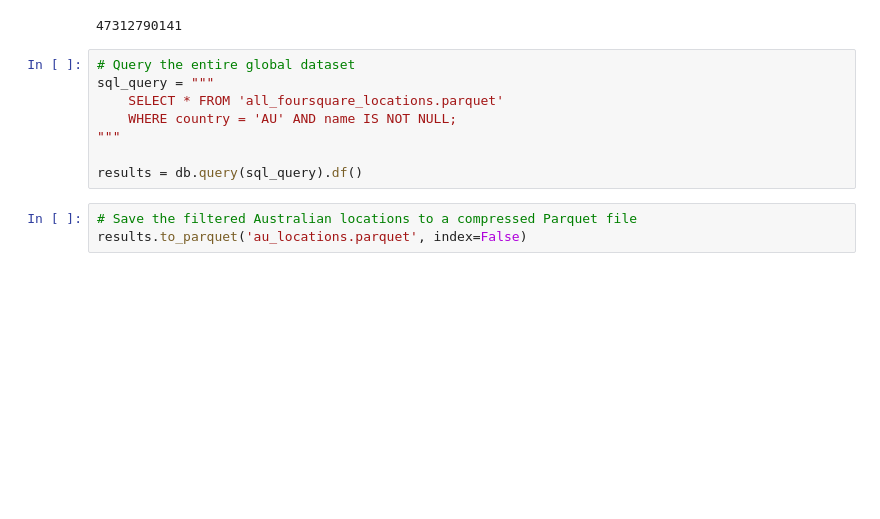
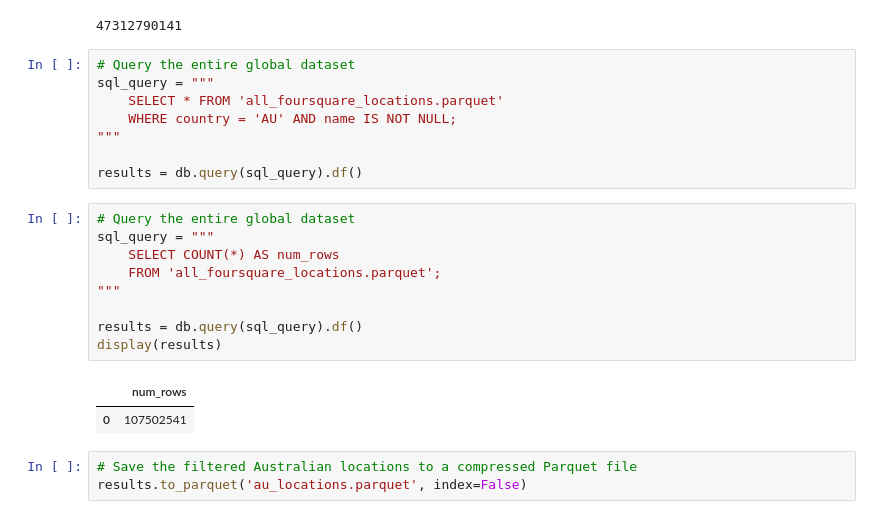
Before and after one commit to aleksej-stevanovic/data-hackathon, a Jupyter notebook: main.ipynb, the cells around one changed output. Cells and saved outputs as stored; diff of their text form; blank space fills up the shorter version.

```diff
--- a/main.ipynb
+++ b/main.ipynb
@@ -34,6 +34,18 @@ sql_query = """
 """
 
 results = db.query(sql_query).df()
+# %%
+# Query the entire global dataset
+sql_query = """
+    SELECT COUNT(*) AS num_rows
+    FROM 'all_foursquare_locations.parquet';
+"""
+
+results = db.query(sql_query).df()
+display(results)
+# %% [output]
+|  | num_rows |
+| 0 | 107502541 |
 # %%
 # Save the filtered Australian locations to a compressed Parquet file
 results.to_parquet('au_locations.parquet', index=False)
```
Also changed, not shown: parts of 2 cells of this notebook.
